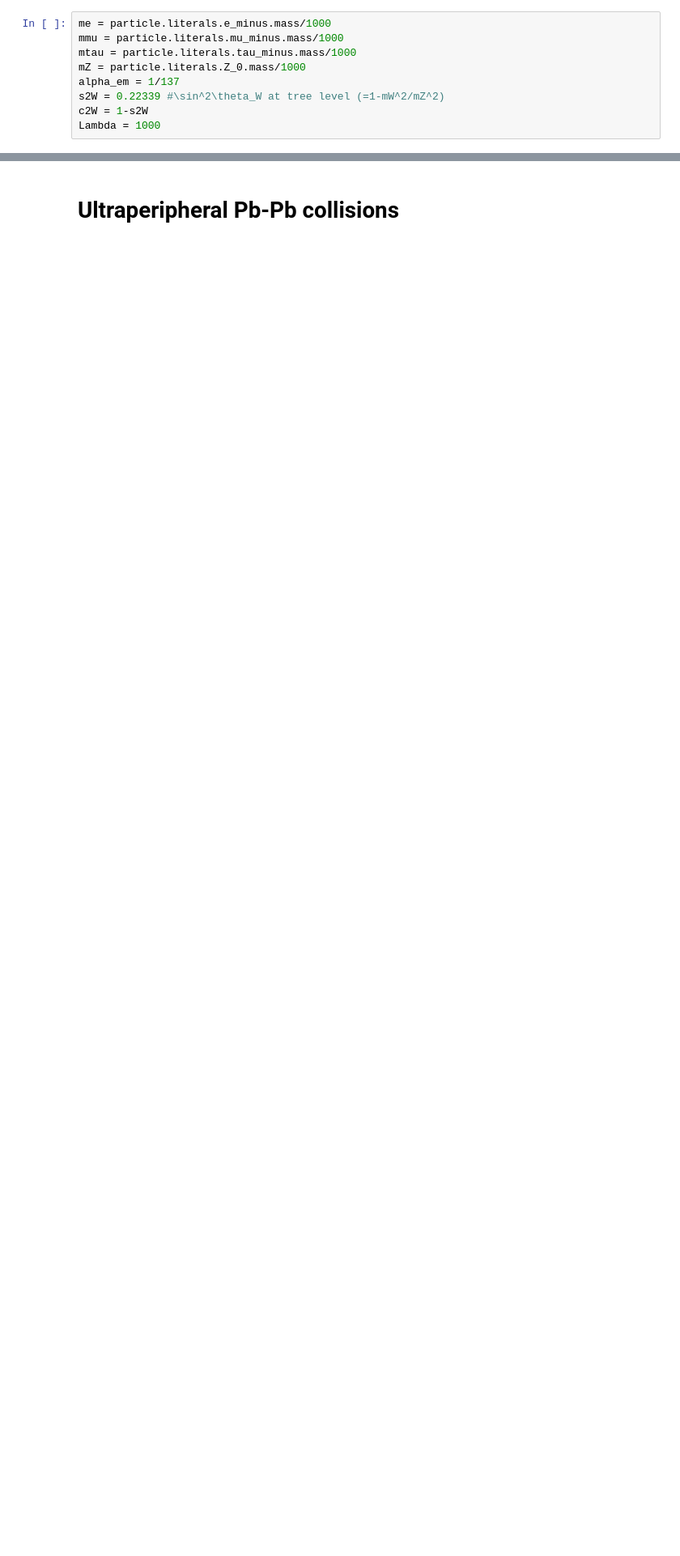
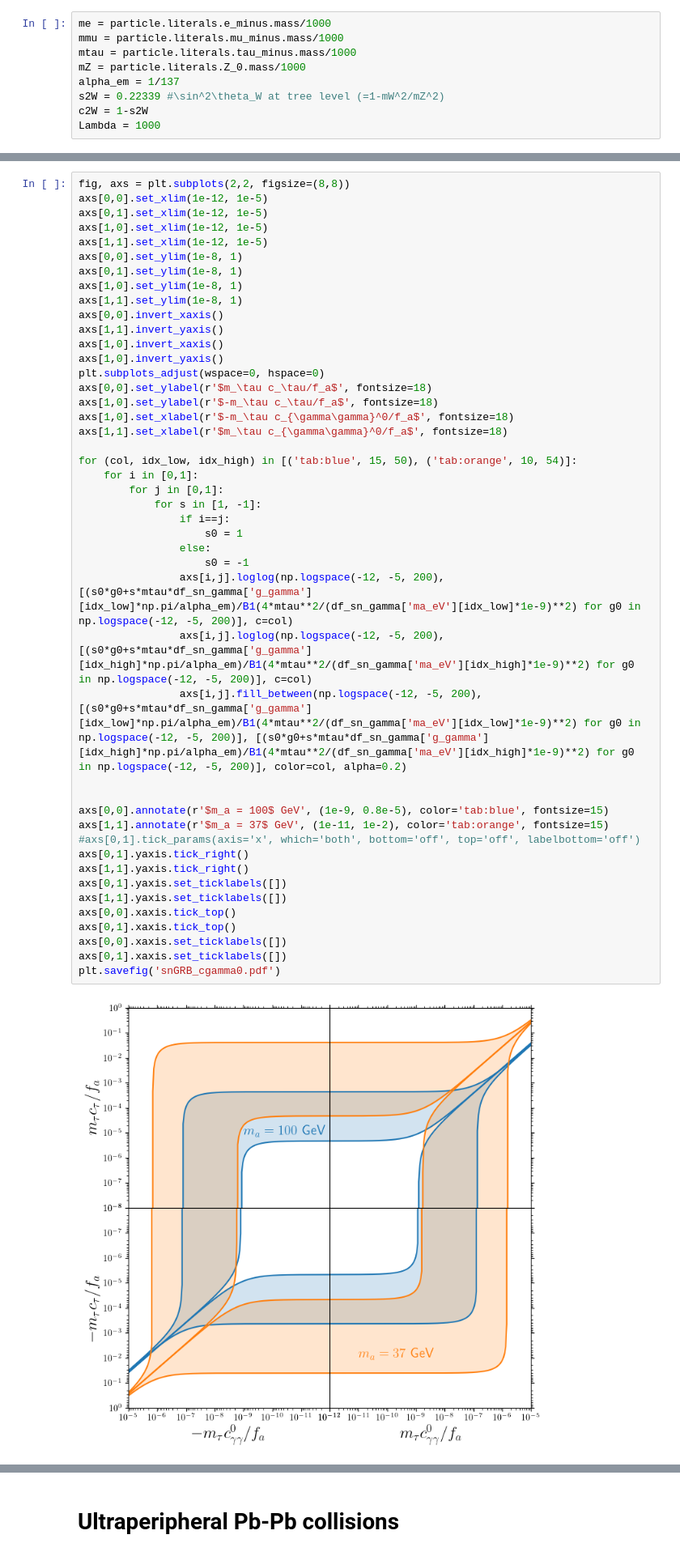
Before and after one commit to Jorge-Alda/tauALPs, a Jupyter notebook: ALP/astro_cosmo/astro_cosmo.ipynb, the cells around one changed output, grey strips where cells are left out. Shown at 81% size. Drawn from its saved outputs; the diff is of its cells as text; blank space fills up the shorter version.

Commit message:
Include all quadrants and solutions for SN GRB with cgamma0

```diff
--- a/ALP/astro_cosmo/astro_cosmo.ipynb
+++ b/ALP/astro_cosmo/astro_cosmo.ipynb
@@ -180,3 +105,50 @@ Text(0, 0.5, '$|c_\\tau|/f_a$ [TeV$^{-1}$]')
+# %%
+fig, axs = plt.subplots(2,2, figsize=(8,8))
+axs[0,0].set_xlim(1e-12, 1e-5)
+axs[0,1].set_xlim(1e-12, 1e-5)
+axs[1,0].set_xlim(1e-12, 1e-5)
+axs[1,1].set_xlim(1e-12, 1e-5)
+axs[0,0].set_ylim(1e-8, 1)
+axs[0,1].set_ylim(1e-8, 1)
+axs[1,0].set_ylim(1e-8, 1)
+axs[1,1].set_ylim(1e-8, 1)
+axs[0,0].invert_xaxis()
+axs[1,1].invert_yaxis()
+axs[1,0].invert_xaxis()
+axs[1,0].invert_yaxis()
+plt.subplots_adjust(wspace=0, hspace=0)
+axs[0,0].set_ylabel(r'$m_\tau c_\tau/f_a$', fontsize=18)
+axs[1,0].set_ylabel(r'$-m_\tau c_\tau/f_a$', fontsize=18)
+axs[1,0].set_xlabel(r'$-m_\tau c_{\gamma\gamma}^0/f_a$', fontsize=18)
+axs[1,1].set_xlabel(r'$m_\tau c_{\gamma\gamma}^0/f_a$', fontsize=18)
+
+for (col, idx_low, idx_high) in [('tab:blue', 15, 50), ('tab:orange', 10, 54)]:
+    for i in [0,1]:
+        for j in [0,1]:
+            for s in [1, -1]:
+                if i==j:
+                    s0 = 1
+                else:
+                    s0 = -1
+                axs[i,j].loglog(np.logspace(-12, -5, 200), [(s0*g0+s*mtau*df_sn_gamma['g_gamma'][idx_low]*np.pi/alpha_em)/B1(4*mtau**2/(df_sn_gamma['ma_eV'][idx_low]*1e-9)**2) for g0 in np.logspace(-12, -5, 200)], c=col)
+                axs[i,j].loglog(np.logspace(-12, -5, 200), [(s0*g0+s*mtau*df_sn_gamma['g_gamma'][idx_high]*np.pi/alpha_em)/B1(4*mtau**2/(df_sn_gamma['ma_eV'][idx_high]*1e-9)**2) for g0 in np.logspace(-12, -5, 200)], c=col)
+                axs[i,j].fill_between(np.logspace(-12, -5, 200), [(s0*g0+s*mtau*df_sn_gamma['g_gamma'][idx_low]*np.pi/alpha_em)/B1(4*mtau**2/(df_sn_gamma['ma_eV'][idx_low]*1e-9)**2) for g0 in np.logspace(-12, -5, 200)], [(s0*g0+s*mtau*df_sn_gamma['g_gamma'][idx_high]*np.pi/alpha_em)/B1(4*mtau**2/(df_sn_gamma['ma_eV'][idx_high]*1e-9)**2) for g0 in np.logspace(-12, -5, 200)], color=col, alpha=0.2)
+
+
+axs[0,0].annotate(r'$m_a = 100$ GeV', (1e-9, 0.8e-5), color='tab:blue', fontsize=15)
+axs[1,1].annotate(r'$m_a = 37$ GeV', (1e-11, 1e-2), color='tab:orange', fontsize=15)
+#axs[0,1].tick_params(axis='x', which='both', bottom='off', top='off', labelbottom='off')
+axs[0,1].yaxis.tick_right()
+axs[1,1].yaxis.tick_right()
+axs[0,1].yaxis.set_ticklabels([])
+axs[1,1].yaxis.set_ticklabels([])
+axs[0,0].xaxis.tick_top()
+axs[0,1].xaxis.tick_top()
+axs[0,0].xaxis.set_ticklabels([])
+axs[0,1].xaxis.set_ticklabels([])
+plt.savefig('snGRB_cgamma0.pdf')
+# %% [output]
+[figure, added]
 # %%
 bounds = {'sn_gamma': df_sn_gamma, 'sn_nu': df_sn_nu, 'sn_pvo': df_sn_pvo, 'sne': df_sne, 'gw_fermi': df_gw_fermi, 'gw_fireball': df_gw_fireball}
 
```
Also changed, not shown: parts of 7 cells of this notebook, 1 other file.
